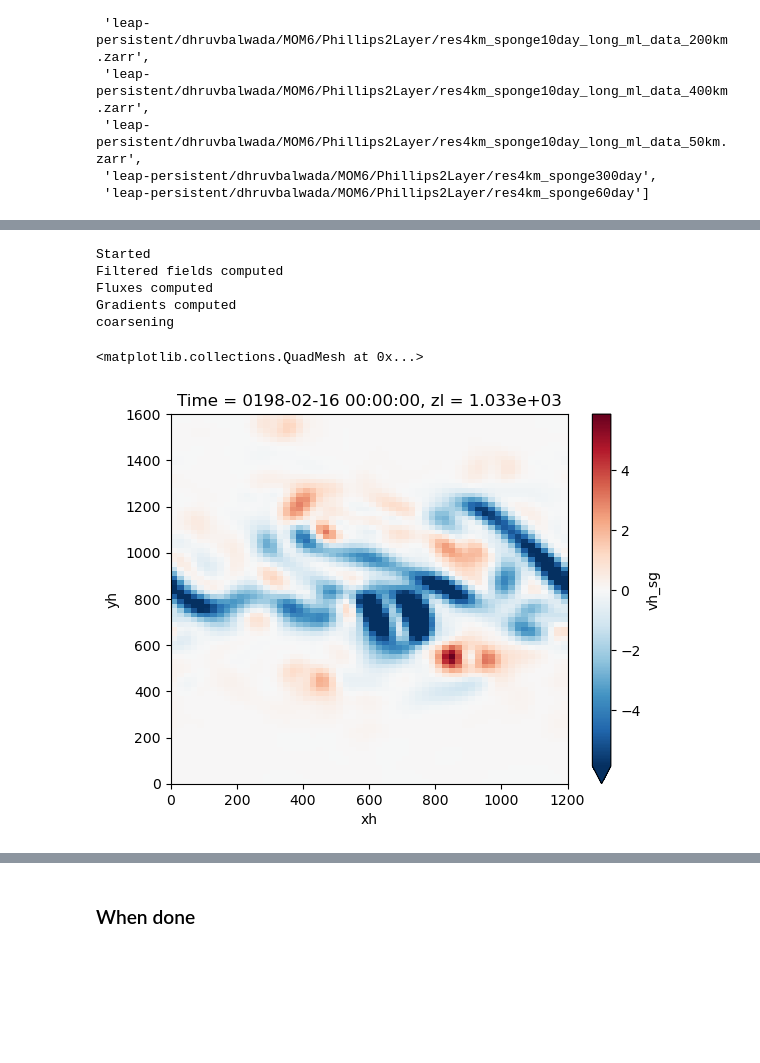
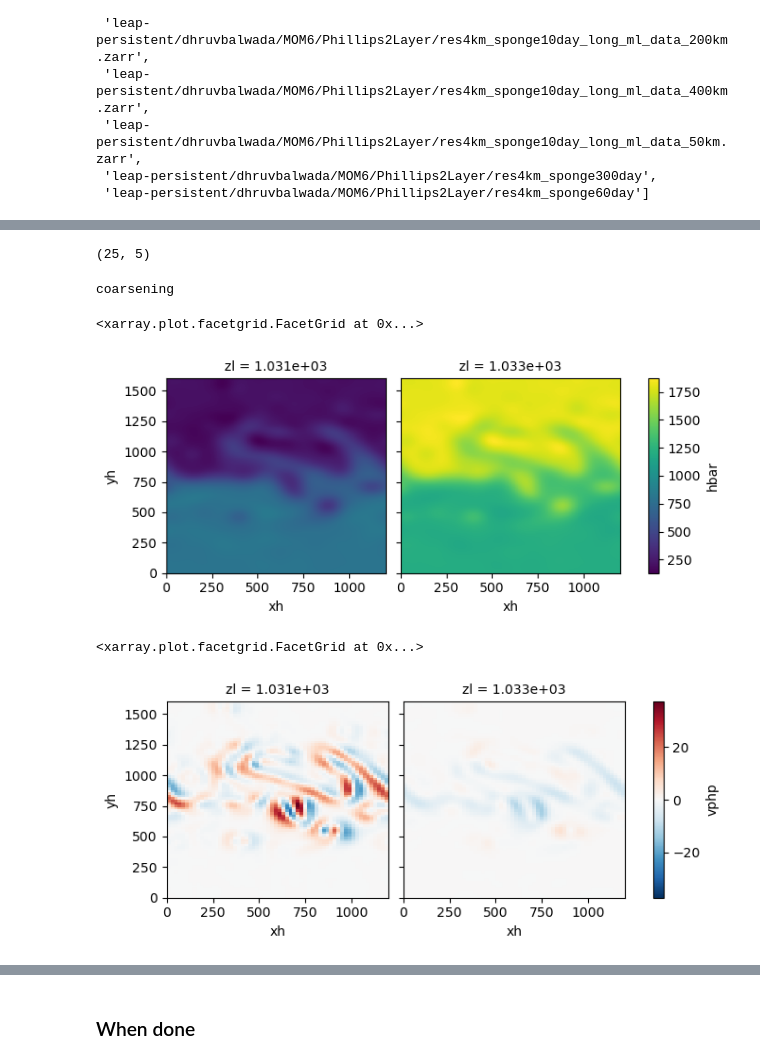
Before and after one commit to dhruvbalwada/mesoscale_buoyancy_param_ML, a Jupyter notebook: generate_data/MOM6_generate_data_multiple_scales_P2L.ipynb, the cells around one changed output, grey strips where cells are left out. Cells and saved outputs as stored; diff of their text form; code cells hidden in the pictures; blank space fills up the shorter version.

```diff
--- a/generate_data/MOM6_generate_data_multiple_scales_P2L.ipynb
+++ b/generate_data/MOM6_generate_data_multiple_scales_P2L.ipynb
@@ -193,5 +204,13 @@ Phillips experiment
 # %%
-Lfilter = np.array([100e3])
-dx = 4e3
+#Lfilter = np.array([100e3])
+#dx = 4e3
+
+Lfilter = int(100e3/4e3)
+
+
 coarsen_factor = 5
-coarsen_points= (Lfilter/coarsen_factor/dx).astype('int')
+coarsen_points= int(Lfilter/coarsen_factor)
+
+Lfilter, coarsen_points
+# %% [output]
+(25, 5)
@@ -265,20 +415,19 @@ def filter_dataset(ds, Lfilter):
-# %%
-def coarsen_dataset(ds, coarsen_points):
-    print('coarsening')
-    return ds.coarsen(xh=coarsen_points, yh=coarsen_points).mean()
+# %%
+ds_filt  = add_gradients(filter_dataset(ds))
 # %%
-ds_filt_coarsen = coarsen_dataset(filter_dataset(ds, Lfilter[0]), coarsen_points[0])
+ds_filt_coarsen = coarsen_dataset(ds_filt, coarsen_points)
+#ds_filt_coarsen = coarsen_dataset(filter_dataset(ds, Lfilter[0]), coarsen_points[0])
 # %% [output]
-Started
-Filtered fields computed
-Fluxes computed
-Gradients computed
 coarsening
+# %%
+ds_filt_coarsen = ds_filt_coarsen.drop(['xq', 'yq']).chunk({'Time':36, 'xh':-1,'yh':-1,'zl':-1,'zi':-1})
 # %%
-temp = ds_filt_coarsen.vh_sg.isel(Time=-1, zl=-1)
-temp.load();
+ds_filt.hbar.isel(Time=-1).plot(col='zl')
+# %% [output]
+<xarray.plot.facetgrid.FacetGrid at 0x...>
+[figure, added]
 # %%
-temp.plot(robust=True)
+ds_filt_coarsen.vphp.isel(Time=-1).plot(col='zl')
 # %% [output]
-<matplotlib.collections.QuadMesh at 0x...>
+<xarray.plot.facetgrid.FacetGrid at 0x...>
-[figure, old version]
+[figure, new version]
```
Also changed, not shown: parts of 13 cells of this notebook, 16 other files.
